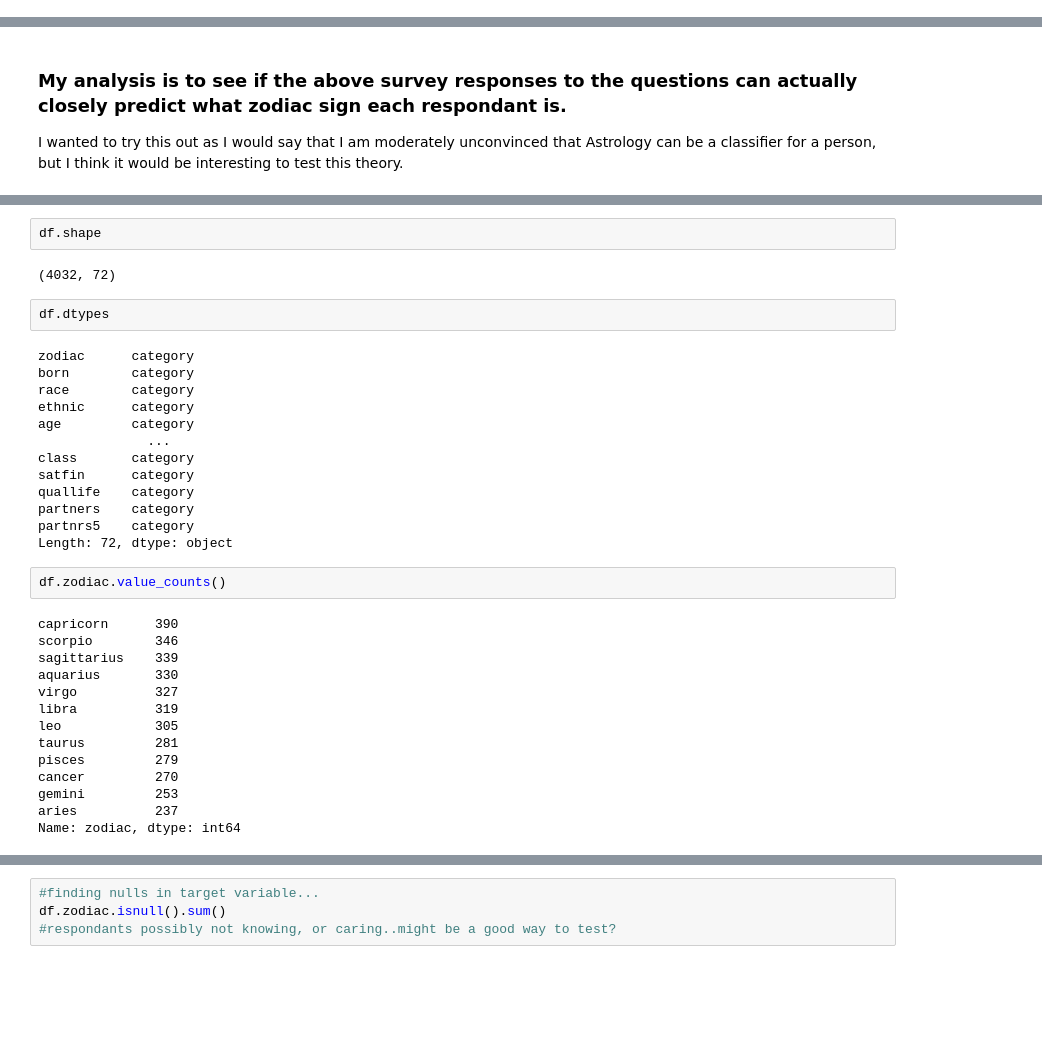
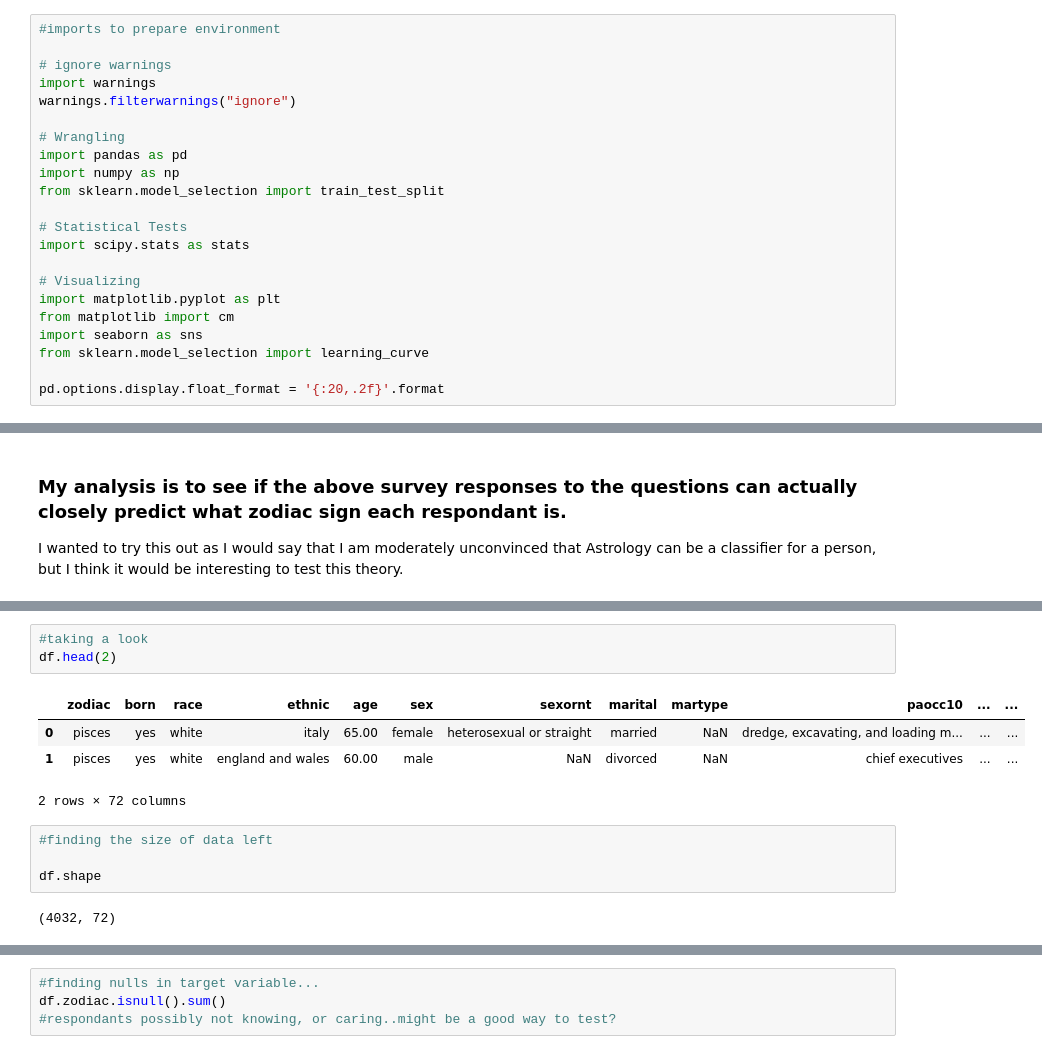
Before and after one commit to jeneyring/GSS_survey, a Jupyter notebook: gss_wrangle.ipynb, the cells around one changed output, grey strips where cells are left out. Saved outputs shown, nothing was run; the diff lists cells and outputs as text; blank space fills up the shorter version.

```diff
--- a/gss_wrangle.ipynb
+++ b/gss_wrangle.ipynb
@@ -4,3 +1,25 @@ import numpy as np
+# %%
+#imports to prepare environment
+
+# ignore warnings
+import warnings
+warnings.filterwarnings("ignore")
+
+# Wrangling
+import pandas as pd
+import numpy as np
+from sklearn.model_selection import train_test_split
+
+# Statistical Tests
+import scipy.stats as stats
+
+# Visualizing
+import matplotlib.pyplot as plt
+from matplotlib import cm
+import seaborn as sns
+from sklearn.model_selection import learning_curve
+
+pd.options.display.float_format = '{:20,.2f}'.format
 # %% [markdown]
 # GSS 2021 SURVEY:
 ## <i> CAN PARTICIPANT RESPONSES ACTUALLY SHOW WHAT ZODIAC SIGN A PERSON IS?
@@ -106,35 +101,14 @@ df.head(5)
-# %%
-df.shape
-# %% [output]
-(4032, 72)
-# %%
-df.dtypes
-# %% [output]
-zodiac      category
-born        category
-race        category
-ethnic      category
-age         category
-              ...
-class       category
-satfin      category
-quallife    category
-partners    category
-partnrs5    category
-Length: 72, dtype: object
-# %%
-df.zodiac.value_counts()
-# %% [output]
-capricorn      390
-scorpio        346
-sagittarius    339
-aquarius       330
-virgo          327
-libra          319
-leo            305
-taurus         281
-pisces         279
-cancer         270
-gemini         253
-aries          237
-Name: zodiac, dtype: int64
+# %%
+#taking a look
+df.head(2)
+# %% [output]
+|  | zodiac | born | race | ethnic | age | sex | sexornt | marital | martype | paocc10 | ... | ... |
+| 0 | pisces | yes | white | italy | 65.00 | female | heterosexual or straight | married | NaN | dredge, excavating, and loading m... | ... | ... |
+| 1 | pisces | yes | white | england and wales | 60.00 | male | NaN | divorced | NaN | chief executives | ... | ... |
+2 rows × 72 columns
+# %%
+#finding the size of data left
+
+df.shape
+# %% [output]
+(4032, 72)
```
Also changed, not shown: parts of 28 cells of this notebook, 2 other files.
